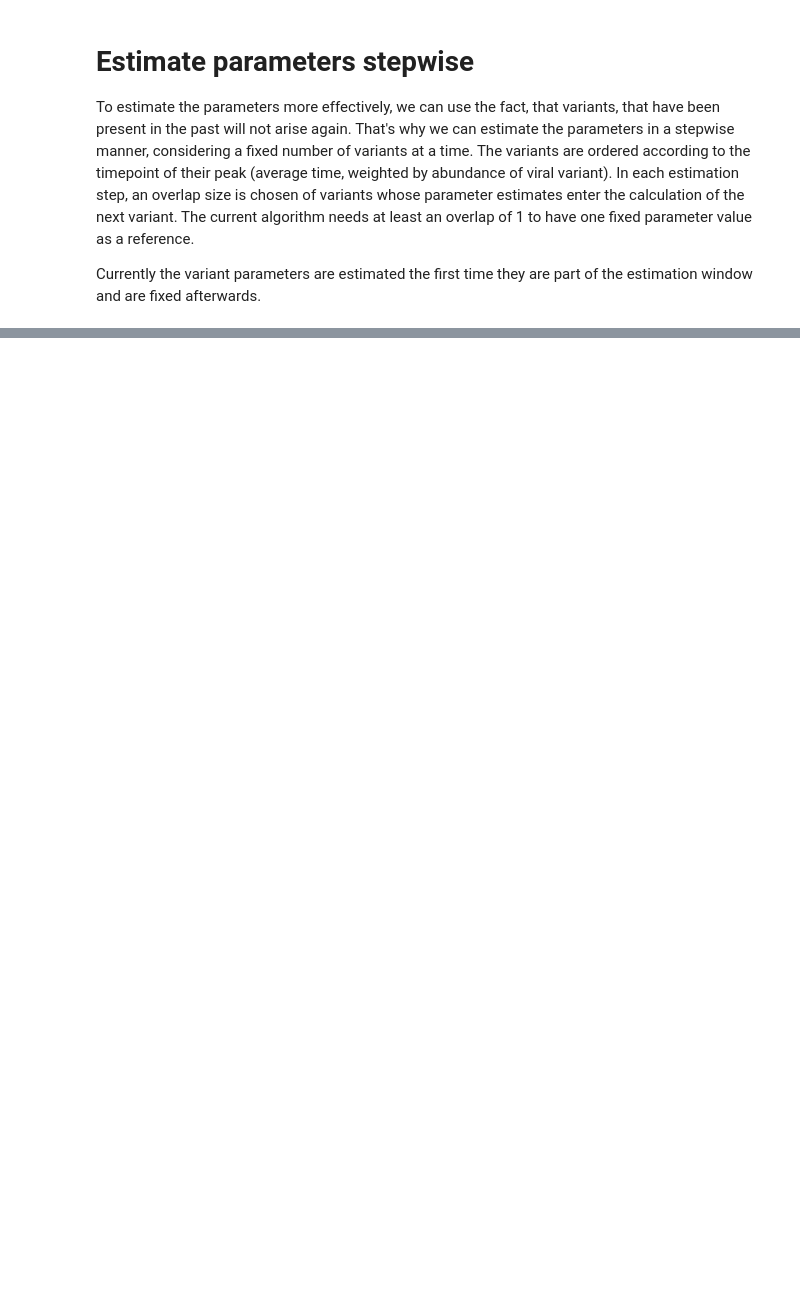
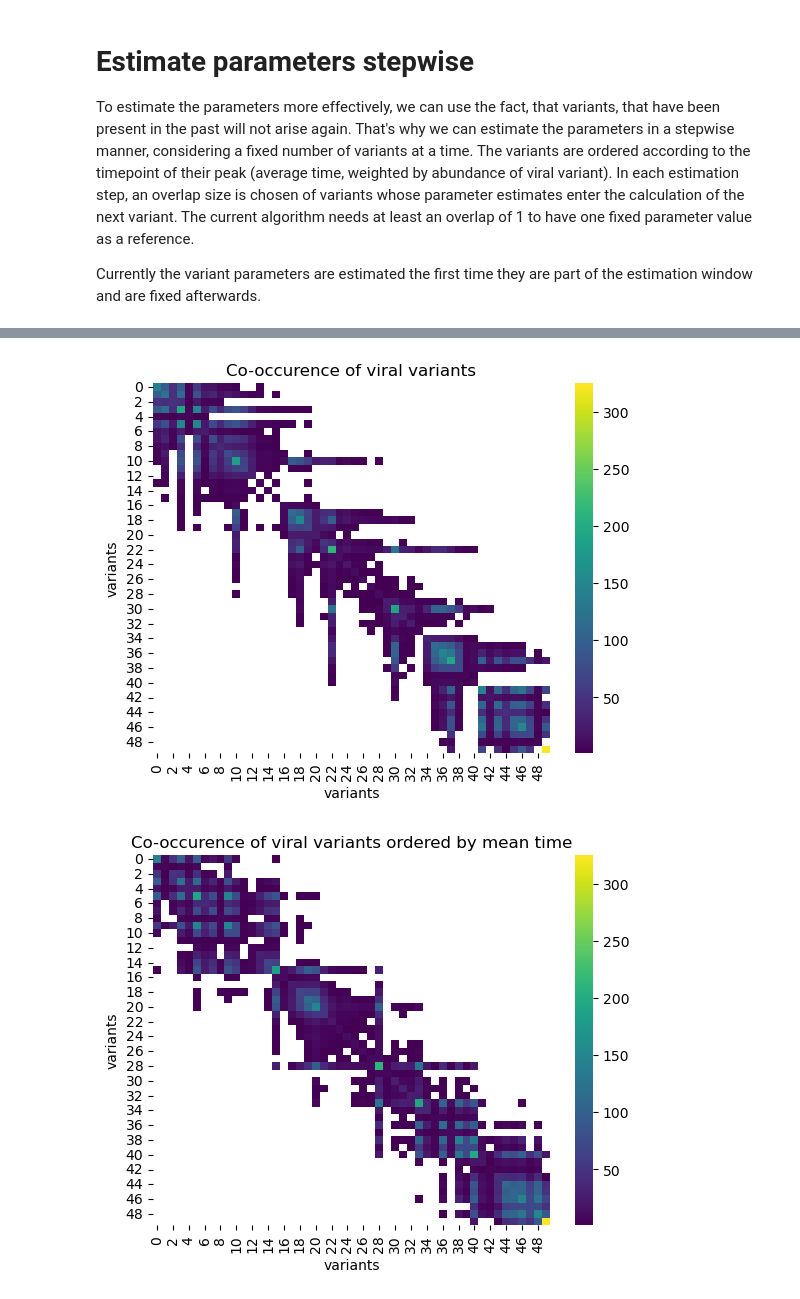
Before and after one commit to marie3003/mlr_predict_variant_composition, a Jupyter notebook: simulate_data_timeshifted.ipynb, the cells around one changed output, grey strips where cells are left out. Cells and saved outputs as stored; diff of their text form; code cells hidden in the pictures; blank space fills up the shorter version.

```diff
--- a/simulate_data_timeshifted.ipynb
+++ b/simulate_data_timeshifted.ipynb
@@ -371,0 +228,14 @@ Currently the variant parameters are estimated the first time they are part of t
+# %%
+def calculate_cooccurence(counts):
+    presence = (counts > 0).astype(int)
+    co_occurrence_matrix = np.matmul(presence.T, presence)
+    return co_occurrence_matrix
+
+co_occurrence_matrix = calculate_cooccurence(data['counts'])
+plot_heatmap(co_occurrence_matrix, "Co-occurence of viral variants", "variants", "variants")
+
+co_occurence_reorderd = calculate_cooccurence(data_reordered['counts'])
+plot_heatmap(co_occurence_reorderd, "Co-occurence of viral variants ordered by mean time", "variants", "variants")
+# %% [output]
+[figure, added]
+[figure, added]
```
Also changed, not shown: parts of 22 cells of this notebook, 2 other files.
